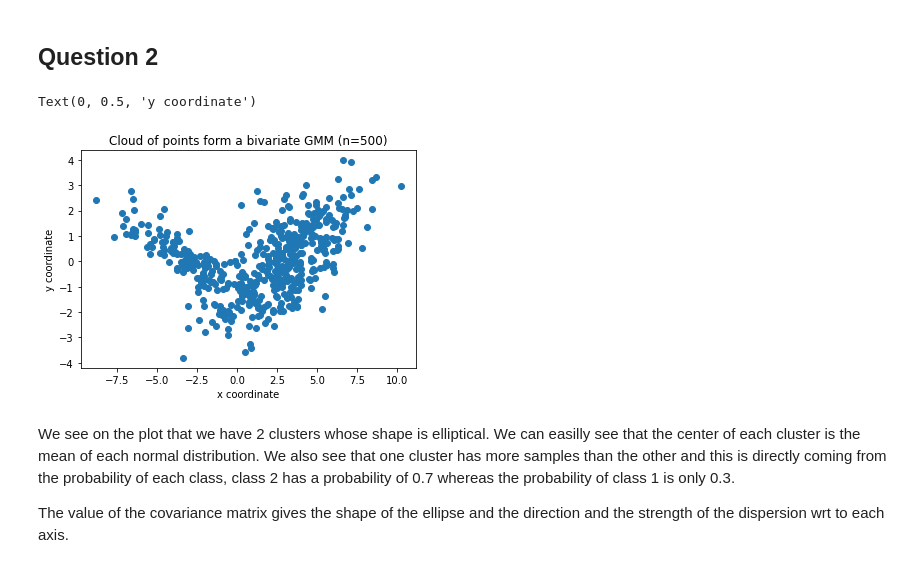
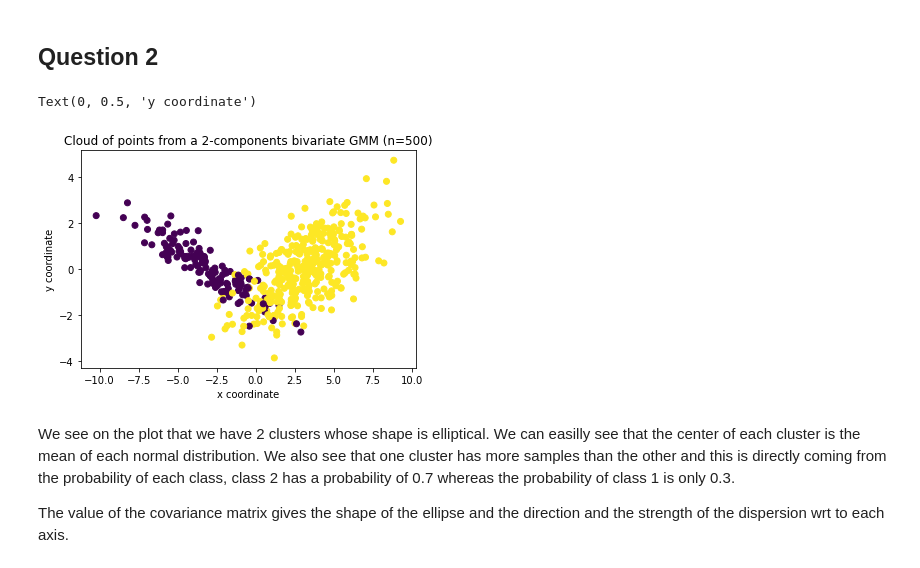
Before and after one commit to roypaulin/python, a Jupyter notebook: unistroke_TP/Unistroke_TP_1.ipynb, the cells around one changed output. Drawn from its saved outputs; the diff is of its cells as text; code cells hidden in the pictures.

```diff
--- a/unistroke_TP/Unistroke_TP_1.ipynb
+++ b/unistroke_TP/Unistroke_TP_1.ipynb
@@ -7,39 +7,41 @@ See my paper, on which I derive the reestimation of the parameters ($\mu_k$ and
 # %%
 import numpy as np
 import matplotlib.pyplot as plt
-from matplotlib.colors import LogNorm
 
 
-
+# function to draw n points with respect to a 2 components bivariate GMM
+# it returns a list of points and a list of labels (0 or 1)
 def simulate_bivariate_gmm(n, mu1, sigma1, mu2, sigma2):
     class_id = np.random.choice([0,1], n, p=[0.3, 0.7])
     points_list = []
     for e in class_id:
         if e == 0:
             points_list.append(np.random.multivariate_normal(mu1, sigma1))
         else:
             points_list.append(np.random.multivariate_normal(mu2, sigma2))
 
-    return points_list
+    return points_list, class_id
 
 
-
+# the means
 mu1 = [-3, 0]
 mu2 = [3, 0]
+# the covariance matrices
 sigma1 = [[5, -2], [-2, 1]]
 sigma2 = [[5, 2], [2, 2]]
+
 n = 500
 
+# we plot the cloud of points with the labels
+points_list, labels = simulate_bivariate_gmm(n, mu1, sigma1, mu2, sigma2)
+plt.scatter([e[0] for e in points_list], [e[1] for e in points_list], c=labels)
 
-points_list = simulate_bivariate_gmm(n, mu1, sigma1, mu2, sigma2)
-plt.scatter([e[0] for e in points_list], [e[1] for e in points_list])
-
-plt.title("Cloud of points form a bivariate GMM (n=500)")
+plt.title("Cloud of points from a 2-components bivariate GMM (n=500)")
 plt.xlabel("x coordinate")
 plt.ylabel("y coordinate")
 # %% [output]
 Text(0, 0.5, 'y coordinate')
-[figure, old version]
+[figure, new version]
 # %% [markdown]
 We see on the plot that we have 2 clusters whose shape is elliptical. We can easilly see that the center of each cluster is the mean of each normal distribution. We also see that one cluster has more samples than the other and this is directly coming from the probability of each class, class 2 has a probability of 0.7 whereas the probability of class 1 is only 0.3.
 
```
